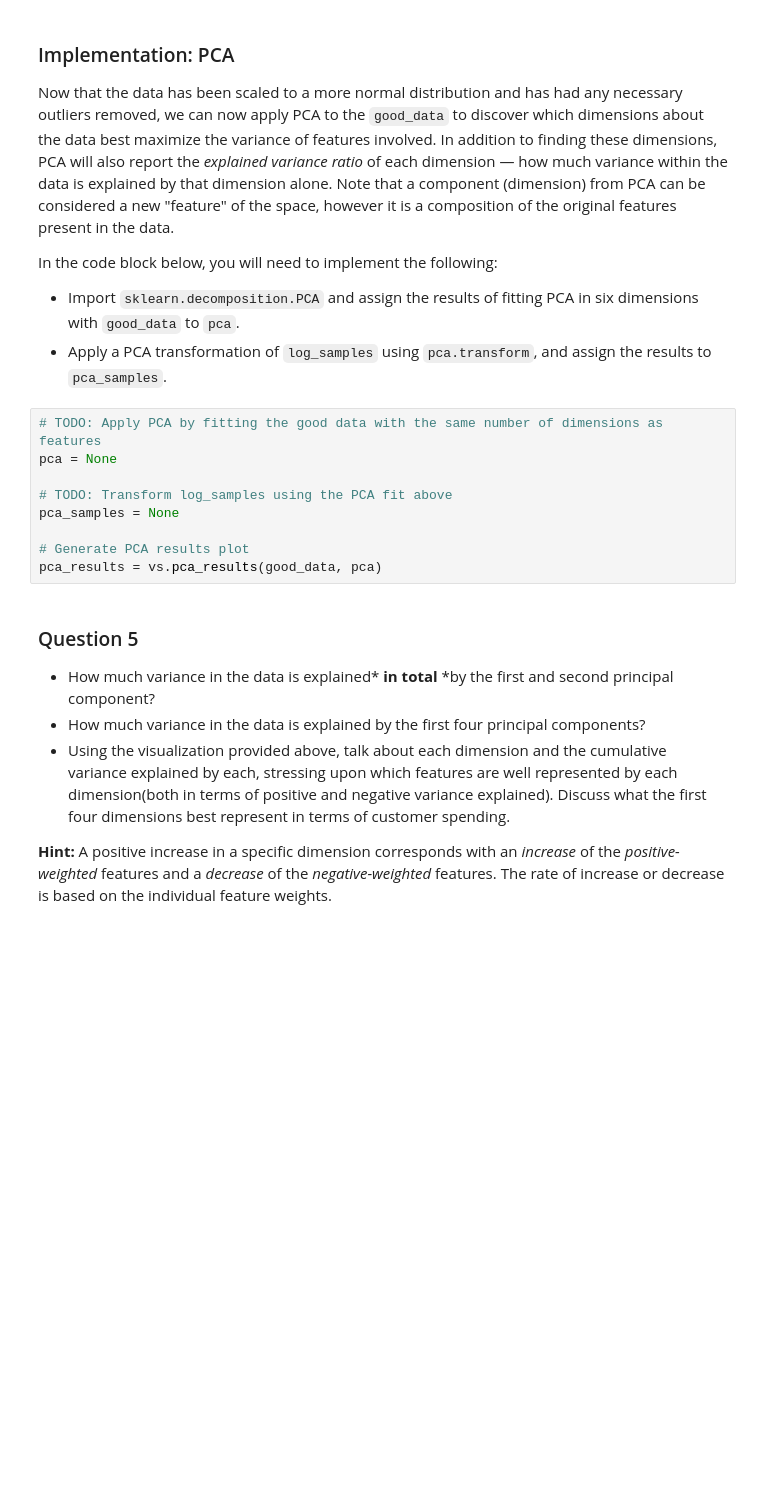
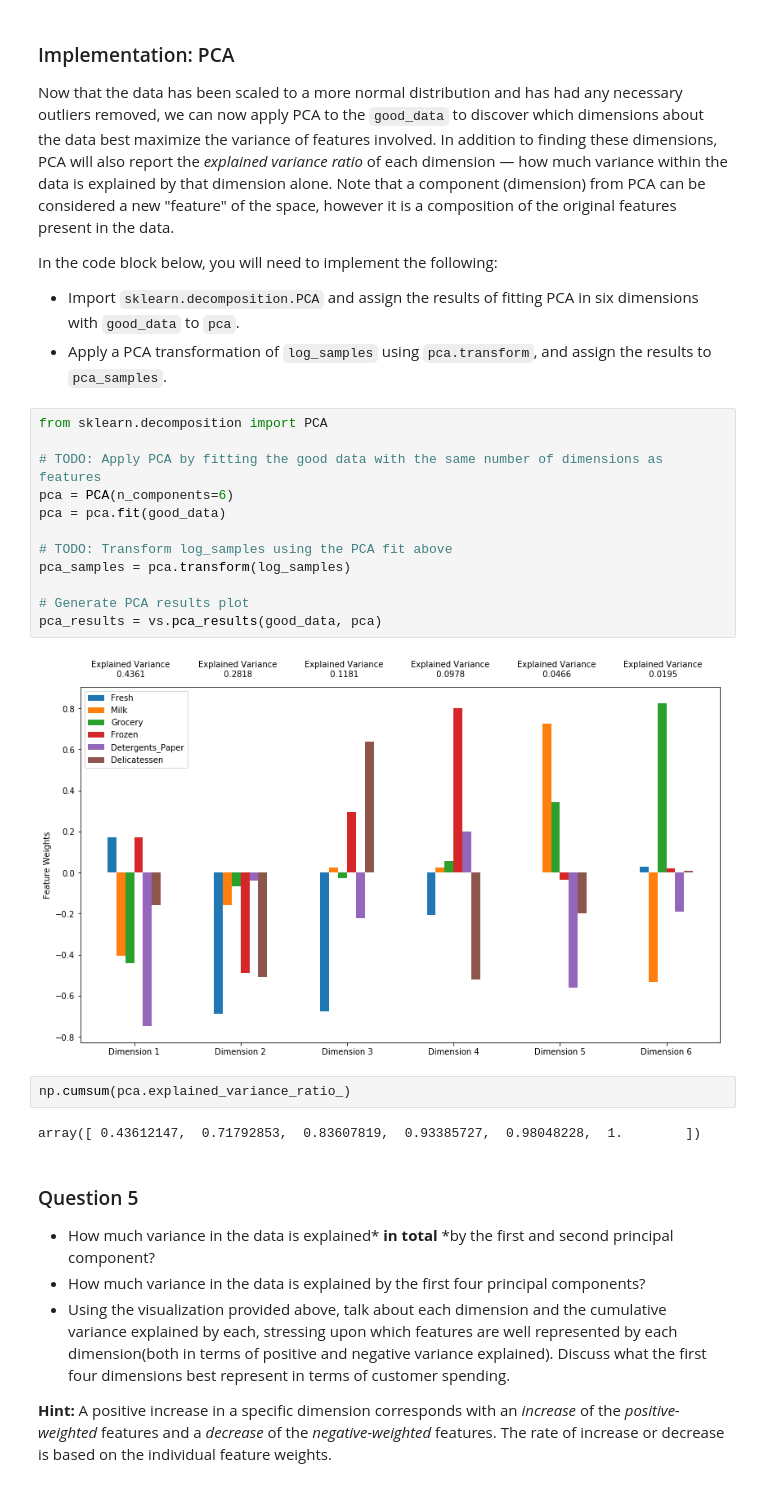
Before and after one commit to robertlizatovic/ml_nanodegree, a Jupyter notebook: customer_segments/customer_segments.ipynb, the cells around one changed output. Cells and saved outputs as stored; diff of their text form; blank space fills up the shorter version.

```diff
--- a/customer_segments/customer_segments.ipynb
+++ b/customer_segments/customer_segments.ipynb
@@ -339,14 +324,23 @@ In the code block below, you will need to implement the following:
  - Import `sklearn.decomposition.PCA` and assign the results of fitting PCA in six dimensions with `good_data` to `pca`.
  - Apply a PCA transformation of `log_samples` using `pca.transform`, and assign the results to `pca_samples`.
 # %%
+from sklearn.decomposition import PCA
+
 # TODO: Apply PCA by fitting the good data with the same number of dimensions as features
-pca = None
+pca = PCA(n_components=6)
+pca = pca.fit(good_data)
 
 # TODO: Transform log_samples using the PCA fit above
-pca_samples = None
+pca_samples = pca.transform(log_samples)
 
 # Generate PCA results plot
 pca_results = vs.pca_results(good_data, pca)
+# %% [output]
+[figure, added]
+# %%
+np.cumsum(pca.explained_variance_ratio_)
+# %% [output]
+array([ 0.43612147,  0.71792853,  0.83607819,  0.93385727,  0.98048228,  1.        ])
 # %% [markdown]
 ### Question 5
 
```
Also changed, not shown: parts of 9 cells of this notebook.
